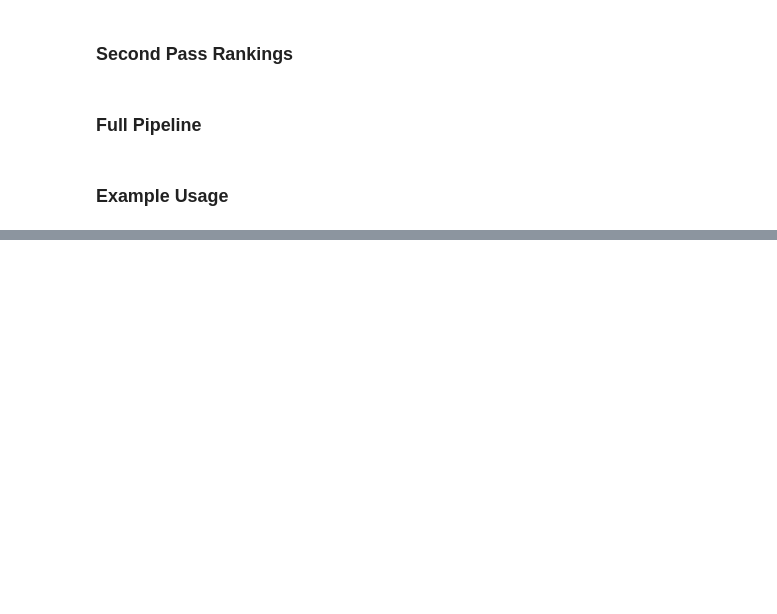
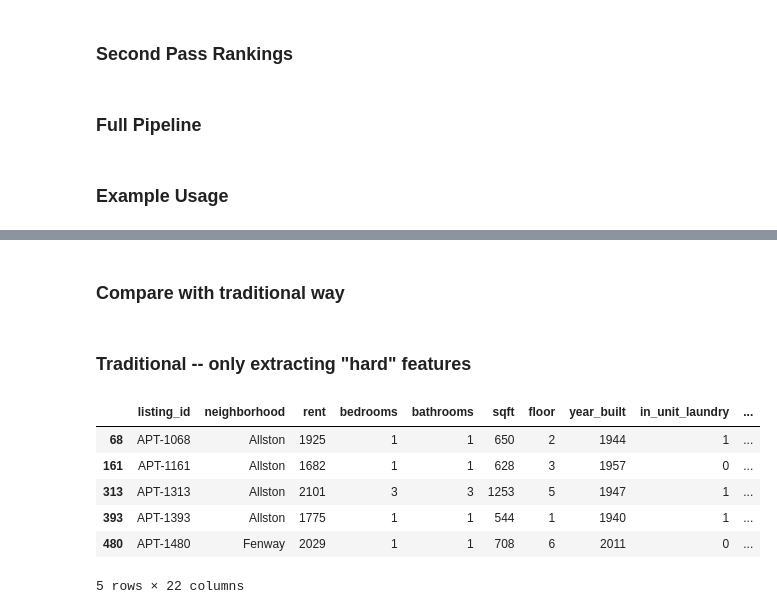
Before and after one commit to haleymartin-6/Apartments4604, a Jupyter notebook: apartments_dot_com_final.ipynb, the cells around one changed output, grey strips where cells are left out. Drawn from its saved outputs; the diff is of its cells as text; code cells hidden in the pictures; blank space fills up the shorter version.

```diff
--- a/apartments_dot_com_final.ipynb
+++ b/apartments_dot_com_final.ipynb
@@ -371,0 +392,29 @@ display(results["other_apartments"][cols_to_show].head(20))
+# %% [markdown]
+### Compare with traditional way
+# %%
+test_prompt_1 = "I want a one bedroom apartment in  Fenway, Cambridge, or Allston  a studio setup is fine, for no more than 2200 a month. I want 1 bathroom and A/C. \
+    I want my apartment to be sunny and near fun restuarants."
+
+test_prompt_2 = "I want a 3 bedroom, 2 bathroom apartment in Back Bay, South Boston, Brighton, or Allston for no more than 5000 a month. I need parking. \
+I am living with my friend, and we need to be close to transit to commute. \
+I ideally want a modern apartment with an ew, clean aesthetic. I do not need A/C or in-unit laundry or heat/water included"
+
+test_prompt_3 = "I want a 2 bedroom 2 bath in Beacon Hill. I don't need A/C but would prefer somewhere over 650 sqft.\
+My roommate and I want to be close to a gym and grocery store. I don't care about furnishings or appliances but \
+    I want there to be tons of natural light, as I want it to feel homey. I don't need heat/water included."
+# %% [markdown]
+### Traditional -- only extracting "hard" features
+# %%
+test_dict_1 = extract_filters_llm(test_prompt_1,generator)
+# %%
+test_df_1 = apply_all_filters(apartments_df, test_dict_1)
+# %%
+test_df_1
+# %% [output]
+|  | listing_id | neighborhood | rent | bedrooms | bathrooms | sqft | floor | year_built | in_unit_laundry | ... |
+| 68 | APT-1068 | Allston | 1925 | 1 | 1 | 650 | 2 | 1944 | 1 | ... |
+| 161 | APT-1161 | Allston | 1682 | 1 | 1 | 628 | 3 | 1957 | 0 | ... |
+| 313 | APT-1313 | Allston | 2101 | 3 | 3 | 1253 | 5 | 1947 | 1 | ... |
+| 393 | APT-1393 | Allston | 1775 | 1 | 1 | 544 | 1 | 1940 | 1 | ... |
+| 480 | APT-1480 | Fenway | 2029 | 1 | 1 | 708 | 6 | 2011 | 0 | ... |
+5 rows × 22 columns
```
Also changed, not shown: parts of 22 cells of this notebook.
